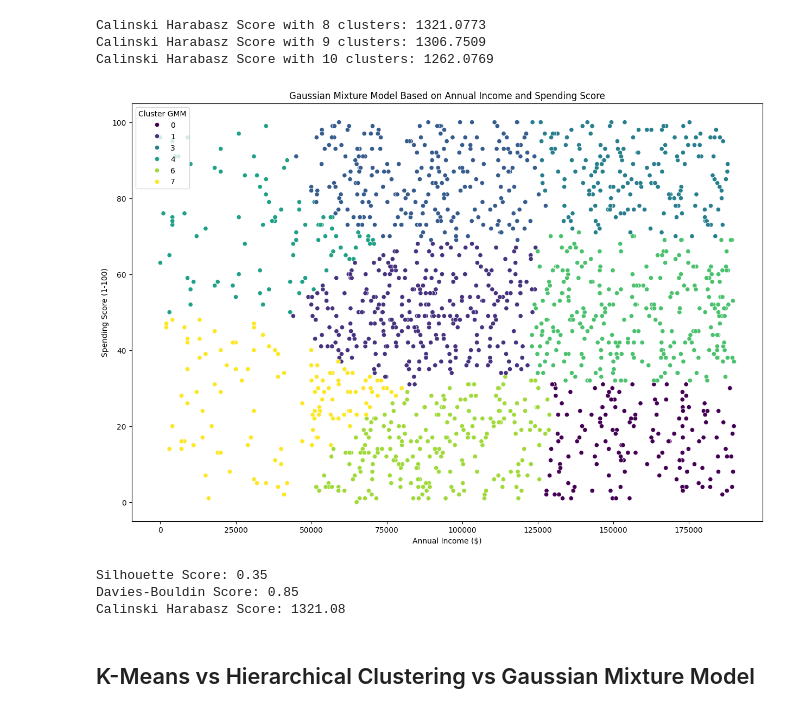
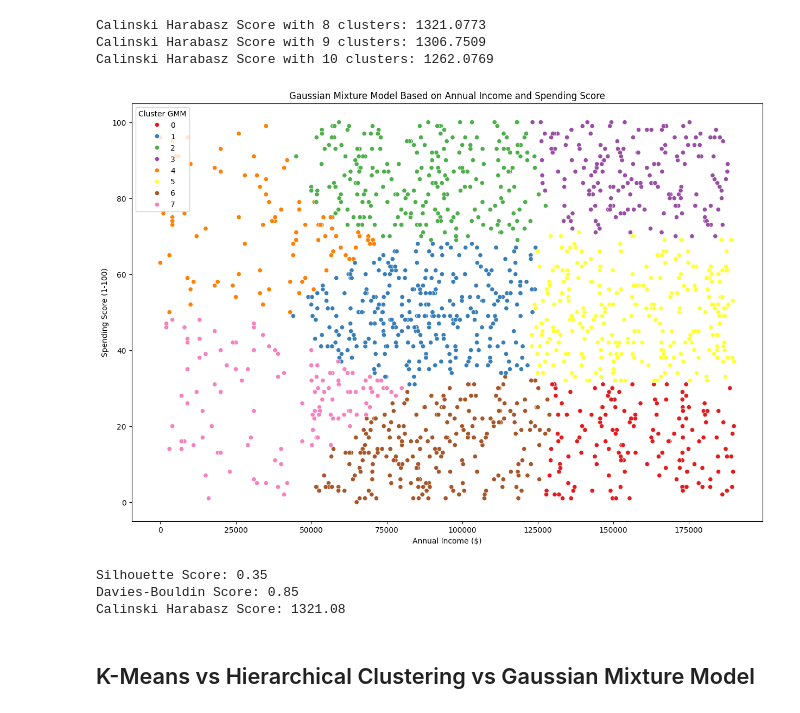
Before and after one commit to Bluxen/DA-Project2, a Jupyter notebook: 13_Shop_Customer_Data.ipynb, the cells around one changed output. Drawn from its saved outputs; the diff is of its cells as text; code cells hidden in the pictures.

```diff
--- a/13_Shop_Customer_Data.ipynb
+++ b/13_Shop_Customer_Data.ipynb
@@ -755,24 +755,24 @@ Calinski Harabasz Score with 10 clusters: 1262.0769
 # %%
 # Gaussian Mixture Model
 gmm = GaussianMixture(n_components=8, random_state=17)
 customers_processed['Cluster GMM'] = gmm.fit_predict(features)
 
 # scatter plot
 plt.figure(figsize=(15,10))
-sns.scatterplot(x='Annual Income ($)', y='Spending Score (1-100)', hue='Cluster GMM', data=customers_processed, palette='viridis')
+sns.scatterplot(x='Annual Income ($)', y='Spending Score (1-100)', hue='Cluster GMM', data=customers_processed, palette='Set1')
 plt.title('Gaussian Mixture Model Based on Annual Income and Spending Score')
 plt.show()
 
 # evaluation metrics
 gmm_silhouette_score = silhouette_score(features, customers_processed['Cluster GMM'])
 gmm_davies_bouldin_score = davies_bouldin_score(features, customers_processed['Cluster GMM'])
 gmm_calinski_harabasz_score = calinski_harabasz_score(features, customers_processed['Cluster GMM'])
 
 print('Silhouette Score: {:.2f}'.format(gmm_silhouette_score))
 print('Davies-Bouldin Score: {:.2f}'.format(gmm_davies_bouldin_score))
 print('Calinski Harabasz Score: {:.2f}'.format(gmm_calinski_harabasz_score))
 # %% [output]
-[figure, old version]
+[figure, new version]
 Silhouette Score: 0.35
 Davies-Bouldin Score: 0.85
 Calinski Harabasz Score: 1321.08
```
Also changed, not shown: parts of 8 cells of this notebook.
